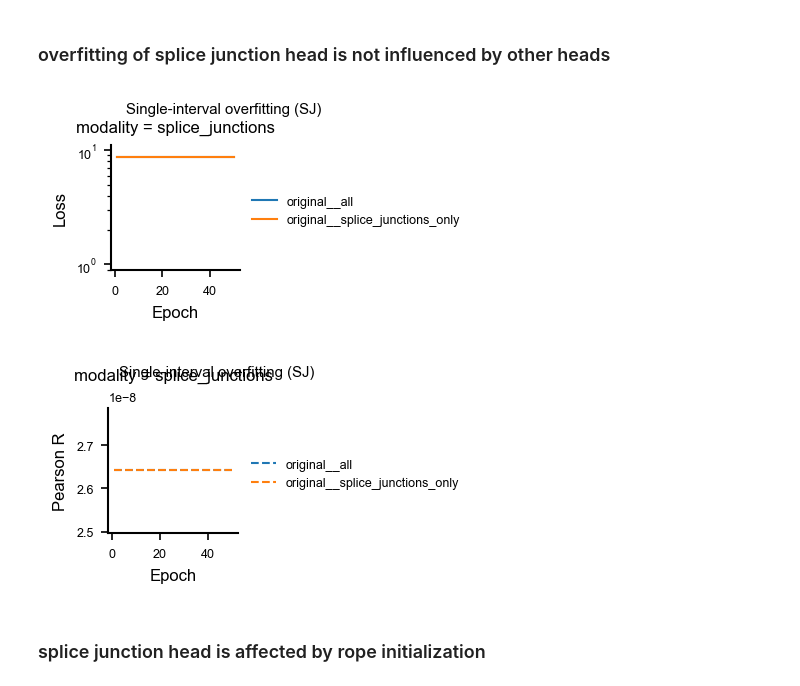
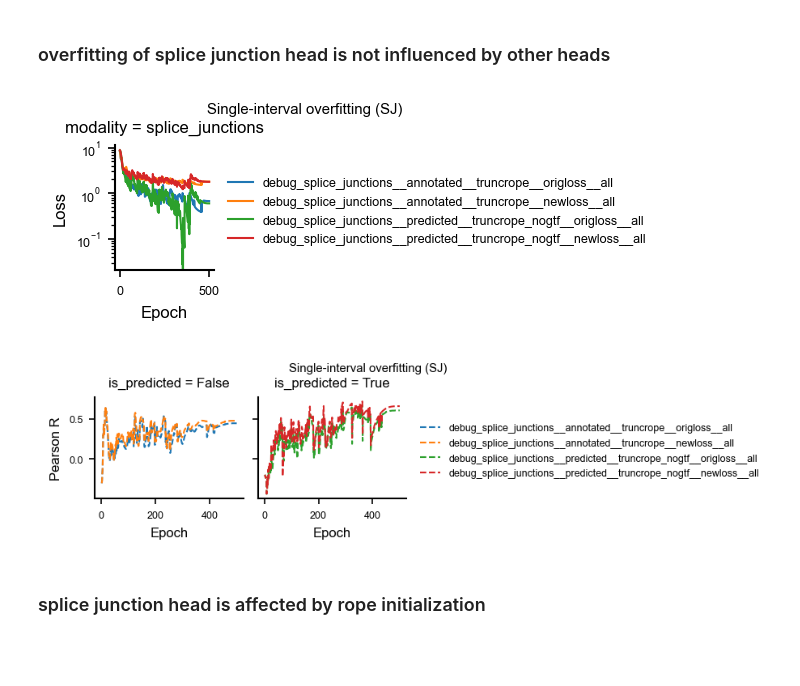
Before and after one commit to MiqG/alphagenome_finetuning_rna, a Jupyter notebook: figures/overfitting_single.ipynb, the cells around one changed output. Cells and saved outputs as stored; diff of their text form; code cells hidden in the pictures; blank space fills up the shorter version.

```diff
--- a/figures/overfitting_single.ipynb
+++ b/figures/overfitting_single.ipynb
@@ -25,6 +25,7 @@ PAL_MODALITIES = {
 MAP_MODALITIES = {
     "rna_seq_1bp_profile_pearson_r_mean":"rna_seq",
     "splice_site_auprc_macro":"splice_site",
+    "splice_site_auprc_weighted":"splice_site",
     "splice_usage_pearson_r":"splice_usage",
     "splice_junctions_pearson_r":"splice_junctions"
 }
@@ -370,7 +376,7 @@ plt.show()
 # %% [markdown]
 ### overfitting of splice junction head is not influenced by other heads
 # %%
-X = logs.query("run_name.isin(['original__splice_junctions_only','original__all']) & density=='medium'")
+X = logs#.query("run_name.isin(['original__splice_junctions_only','original__all']) & density=='medium'")
 # %%
 x = (
     X[
@@ -403,42 +409,43 @@ g.fig.suptitle("Single-interval overfitting (SJ)")
 
 plt.show()
 # %% [output]
-[figure, old version]
+[figure, new version]
 # %%
 x = pd.concat([
     (
         X[
             ["epoch","density","run_name","splice_junctions_pearson_r"]
         ].drop_duplicates()
         .melt(id_vars=["epoch","density","run_name"], var_name="modality", value_name="metric_value")
         .assign(metric_name="auprc")
     )
 ])
 x["modality"] = x["modality"].map(MAP_MODALITIES)
+x["is_predicted"] = x["run_name"].str.contains("predicted")
 
 g = sns.relplot(
     kind="line",
     data=x,
     x="epoch",
     y="metric_value",
     hue="run_name",
-    col="modality",
+    col="is_predicted",
     linewidth=1, linestyle="dashed",
-    facet_kws=dict(sharey=False),
+    facet_kws=dict(sharey=True),
     height=4*cm, aspect=1.15
 )
 
 g.set(
     xlabel="Epoch",
     ylabel="Pearson R"
 )
 g.legend.set_title("")
 g.fig.subplots_adjust(top=0.8)
 g.fig.suptitle("Single-interval overfitting (SJ)")
 
 plt.show()
 # %% [output]
-[figure, old version]
+[figure, new version]
 # %% [markdown]
 ### splice junction head is affected by rope initialization
 # %%
```
Also changed, not shown: parts of 7 cells of this notebook, 4 other files.
